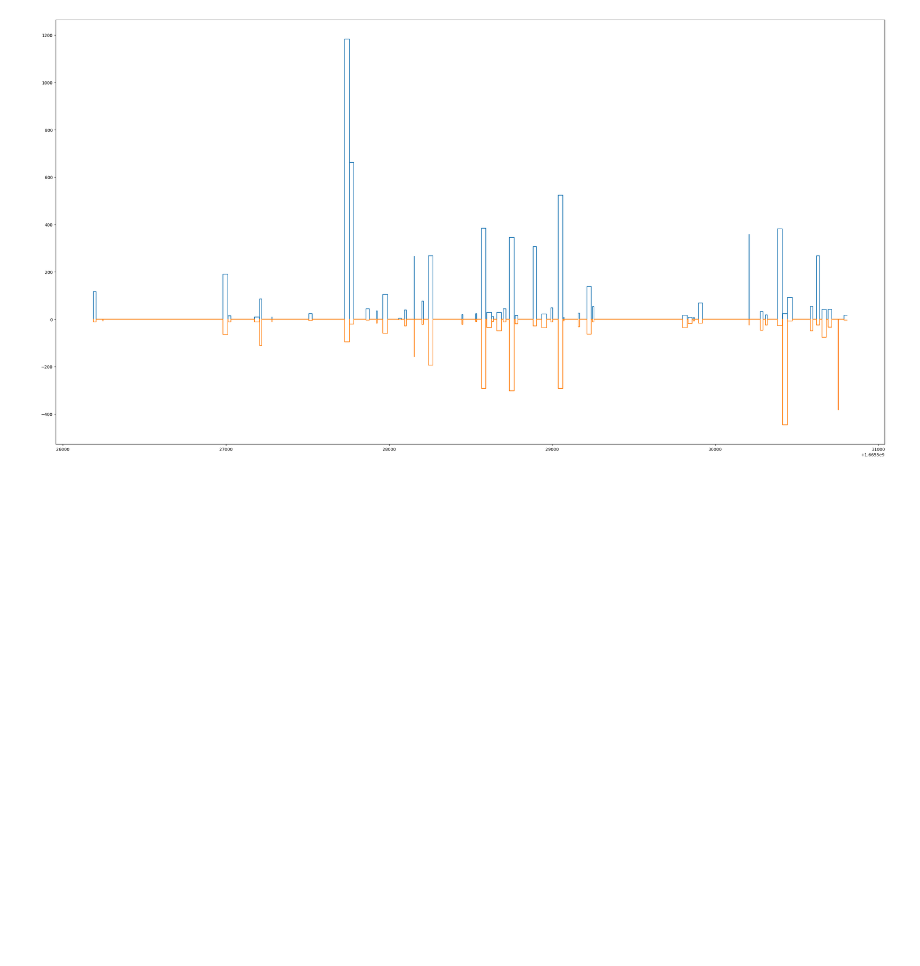
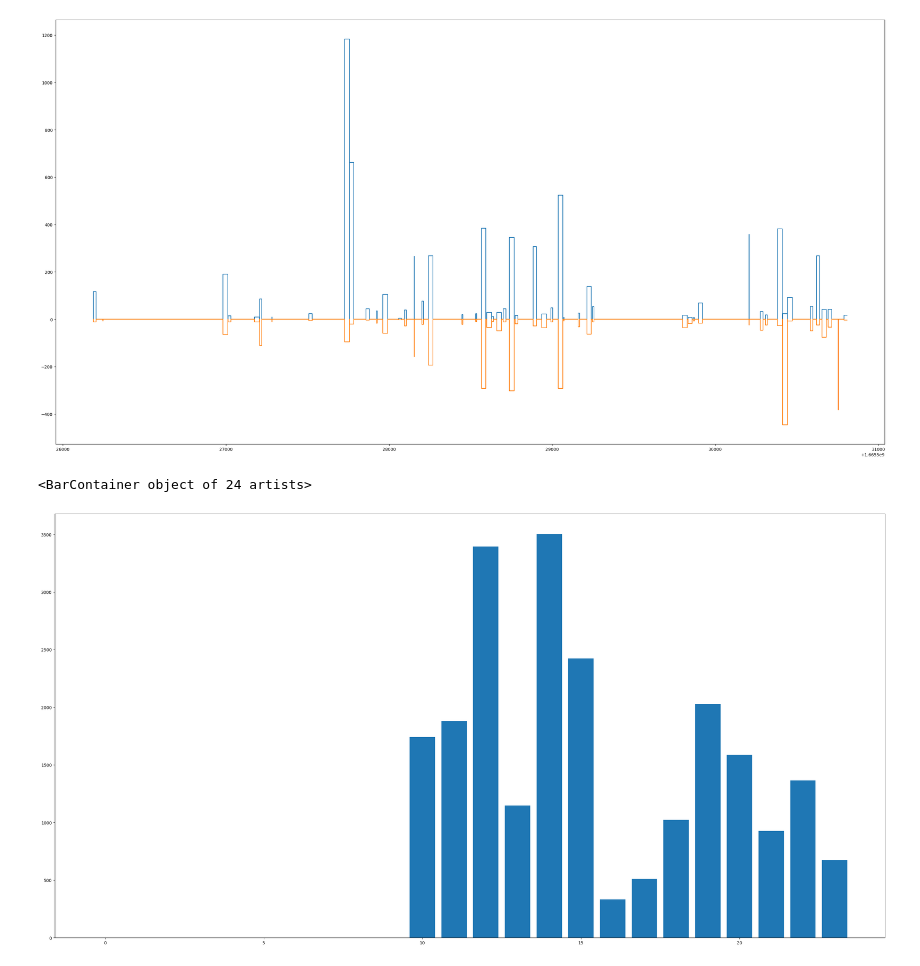
Before and after one commit to goalon/time-tracking-analysis, a Jupyter notebook: experiments.ipynb, the cells around one changed output. Saved outputs shown, nothing was run; the diff lists cells and outputs as text; code cells hidden in the pictures; blank space fills up the shorter version.

```diff
--- a/experiments.ipynb
+++ b/experiments.ipynb
@@ -44,3 +44,20 @@ plt.step(dates, deletions)
 # %% [output]
 [<matplotlib.lines.Line2D at 0x...>]
 [figure]
+# %%
+hours = {'12': 3394, '13': 1147, '14': 3503, '21': 928, '22': 1364, '09': 1733, '10': 1742, '11': 1880, '16': 332, '18': 1023, '19': 2027, '20': 1588, '00': 895, '15': 2424, '17': 511, '23': 675, '01': 431, '02': 79, '08': 651}
+# %%
+def hours_to_arr(hours):
+  hours_arr = []
+  for i in range(0, 24):
+      if f'{i}' in hours:
+        hours_arr.append(hours[f'{i}'])
+      else:
+        hours_arr.append(0)
+  return hours_arr
+# %%
+plt.figure(figsize=(35, 18))
+plt.bar(list(range(0, 24)), hours_to_arr(hours))
+# %% [output]
+<BarContainer object of 24 artists>
+[figure, added]
```
Also changed, not shown: parts of 2 cells of this notebook, 28 other files.
